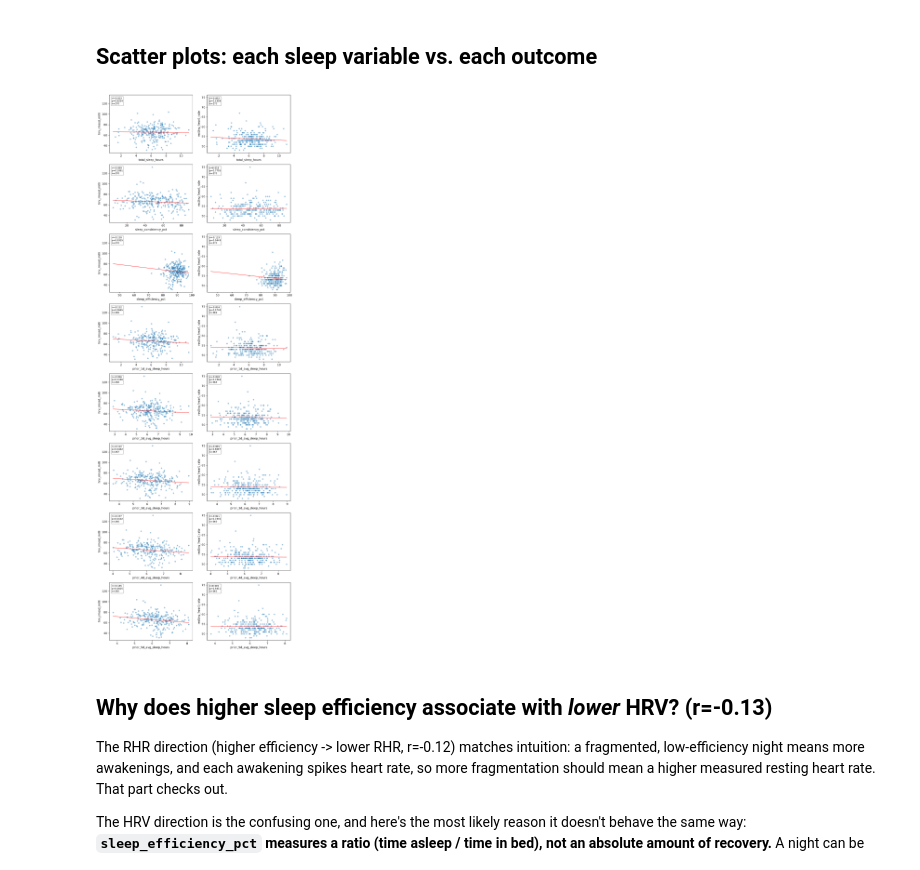
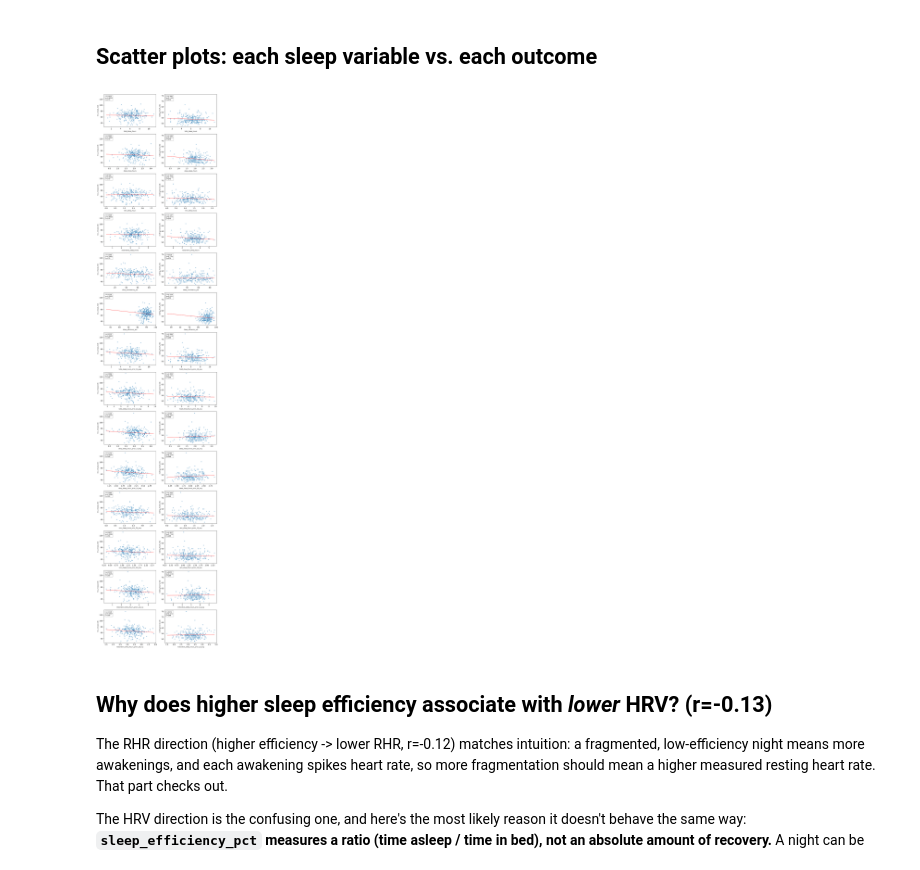
Before and after one commit to jadenzou1-dotcom/whoop-self-data-analysis, a Jupyter notebook: notebooks/01_sleep_vs_hrv_rhr.ipynb, the cells around one changed output. Drawn from its saved outputs; the diff is of its cells as text; code cells hidden in the pictures.

```diff
--- a/notebooks/01_sleep_vs_hrv_rhr.ipynb
+++ b/notebooks/01_sleep_vs_hrv_rhr.ipynb
@@ -48,16 +65,23 @@ df.head()
 # %%
 df["total_sleep_hours"] = df["hours_light_sleep"] + df["hours_deep_sleep"] + df["hours_rem_sleep"]
+df["deep_sleep_hours"] = df["hours_deep_sleep"]
+df["rem_sleep_hours"] = df["hours_rem_sleep"]
+df["restorative_sleep_hours"] = df["hours_deep_sleep"] + df["hours_rem_sleep"]
 
-# shift(1) first so each rolling window is the N nights BEFORE tonight, not including it.
+sleep_hour_metrics = ["total_sleep_hours", "deep_sleep_hours", "rem_sleep_hours", "restorative_sleep_hours"]
+
+# shift(1) first so the lookback is nights BEFORE the same night, not including it.
 # min_periods == window makes each strict: no value until that many full prior nights exist.
 lag_vars = []
-for n in range(1, 6):
-    col = f"prior_{n}d_avg_sleep_hours"
-    df[col] = df["total_sleep_hours"].shift(1).rolling(window=n, min_periods=n).mean()
-    lag_vars.append(col)
+for metric in sleep_hour_metrics:
+    for n in (1, 2):
+        col = f"{metric}_prior_{n}d_avg"
+        df[col] = df[metric].shift(1).rolling(window=n, min_periods=n).mean()
+        lag_vars.append(col)
 
-sleep_vars = ["total_sleep_hours", "sleep_consistency_pct", "sleep_efficiency_pct"] + lag_vars
+sleep_vars = sleep_hour_metrics + ["sleep_consistency_pct", "sleep_efficiency_pct"] + lag_vars
 outcome_vars = ["hrv_rmssd_milli", "resting_heart_rate"]
 
+print(f"{len(sleep_vars)} sleep variables x {len(outcome_vars)} outcomes = {len(sleep_vars) * len(outcome_vars)} pairs")
 df[sleep_vars + outcome_vars].describe()
 # %% [output]
@@ -154,31 +188,31 @@ above.
 # %% [markdown]
 ## Scatter plots: each sleep variable vs. each outcome
 # %%
-fig, axes = plt.subplots(len(sleep_vars), len(outcome_vars), figsize=(10, 28))
+fig, axes = plt.subplots(len(sleep_vars), len(outcome_vars), figsize=(10, 3.2 * len(sleep_vars)))
 
 for i, sv in enumerate(sleep_vars):
     for j, ov in enumerate(outcome_vars):
         ax = axes[i, j]
         pair = df[[sv, ov]].dropna()
         ax.scatter(pair[sv], pair[ov], alpha=0.4, s=15)
         if len(pair) > 1:
             m, b = np.polyfit(pair[sv], pair[ov], 1)
             xs = np.linspace(pair[sv].min(), pair[sv].max(), 50)
             ax.plot(xs, m * xs + b, color="red", linewidth=1)
             r, p = pearsonr(pair[sv], pair[ov])
             ax.text(
                 0.03, 0.96, f"r={r:.3f}\np={p:.4f}\nn={len(pair)}",
                 transform=ax.transAxes, va="top", ha="left", fontsize=8,
                 bbox=dict(boxstyle="round", facecolor="white", alpha=0.8, edgecolor="gray"),
             )
-        ax.set_xlabel(sv)
-        ax.set_ylabel(ov)
+        ax.set_xlabel(sv, fontsize=8)
+        ax.set_ylabel(ov, fontsize=8)
 
 plt.tight_layout()
 plt.savefig("../output/01_sleep_vs_hrv_rhr_scatter.png", dpi=120)
 plt.show()
 # %% [output]
-[figure, old version]
+[figure, new version]
 # %% [markdown]
 ## Why does higher sleep efficiency associate with *lower* HRV? (r=-0.13)
 
```
Also changed, not shown: parts of 7 cells of this notebook, 1 other file.
